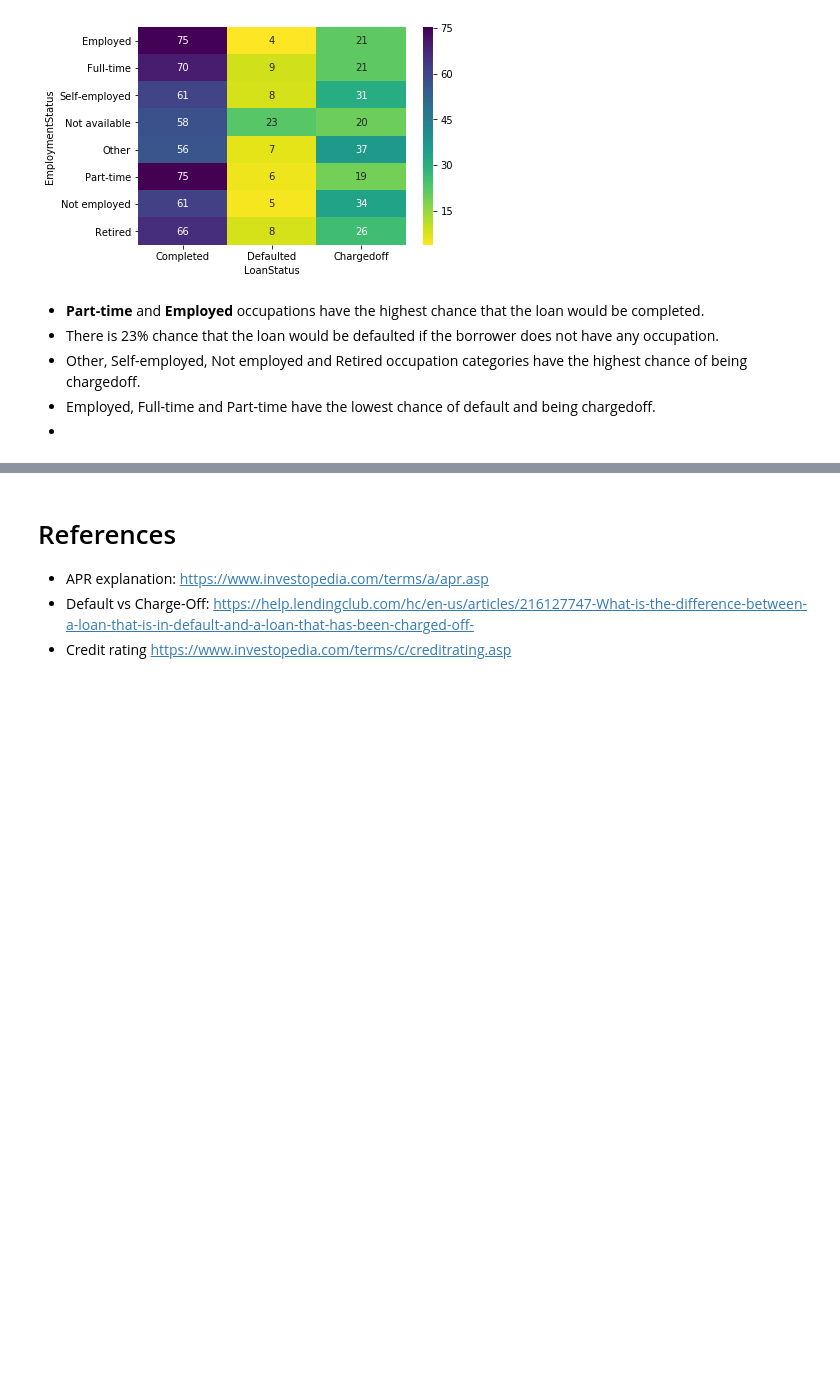
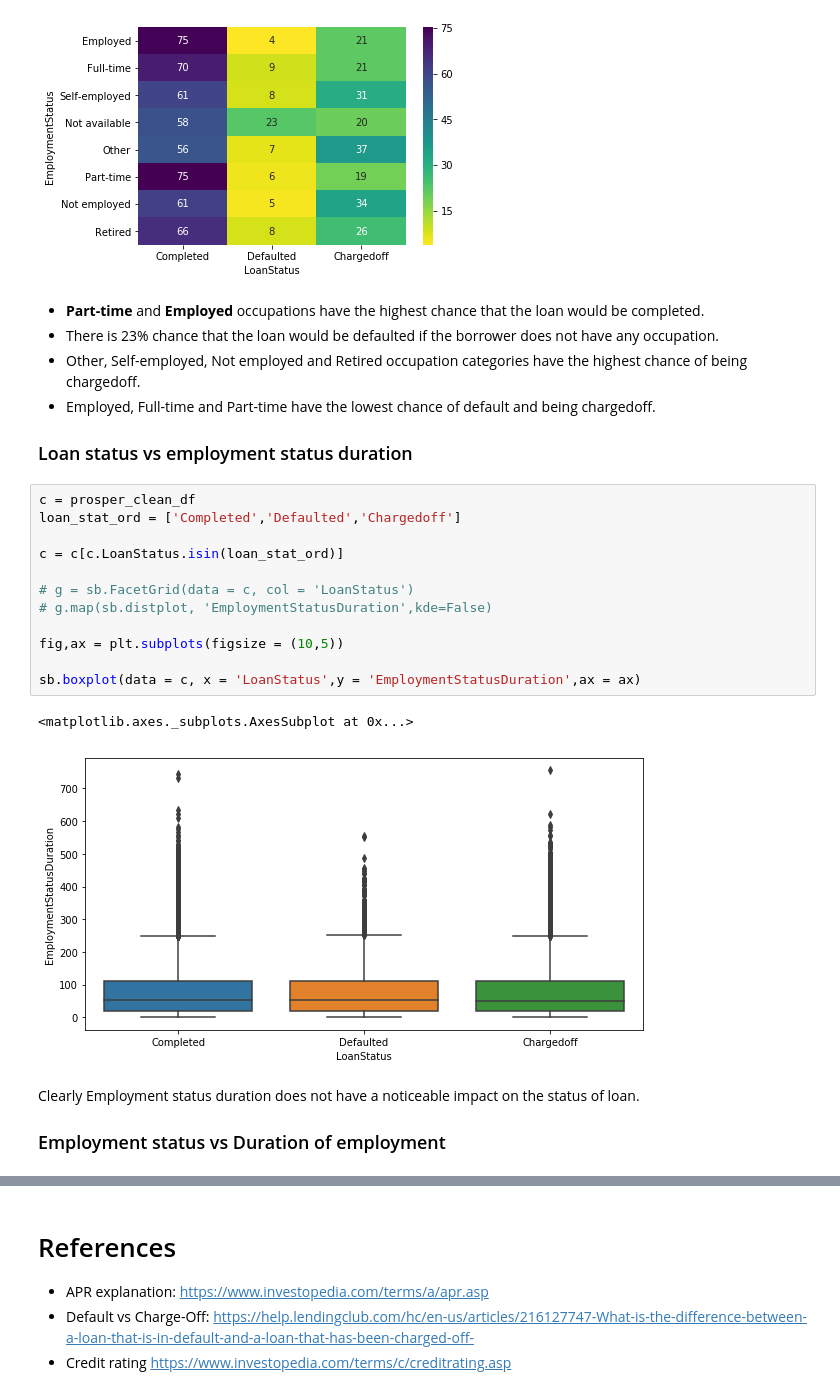
Before and after one commit to rashokanand/explore_prosper_loan_data, a Jupyter notebook: exploration_notebook.ipynb, the cells around one changed output, grey strips where cells are left out. Drawn from its saved outputs; the diff is of its cells as text; blank space fills up the shorter version.

```diff
--- a/exploration_notebook.ipynb
+++ b/exploration_notebook.ipynb
@@ -440,4 +440,23 @@ sb.heatmap(c, cmap = 'viridis_r',annot = True, fmt = '0.0f')
 - There is 23% chance that the loan would be defaulted if the borrower does not have any occupation.
 - Other, Self-employed, Not employed and Retired occupation categories have the highest chance of being chargedoff.
 - Employed, Full-time and Part-time have the lowest chance of default and being chargedoff.
--
+
+### Loan status vs employment status duration
+# %%
+c = prosper_clean_df
+loan_stat_ord = ['Completed','Defaulted','Chargedoff']
+
+c = c[c.LoanStatus.isin(loan_stat_ord)]
+
+# g = sb.FacetGrid(data = c, col = 'LoanStatus')
+# g.map(sb.distplot, 'EmploymentStatusDuration',kde=False)
+
+fig,ax = plt.subplots(figsize = (10,5))
+
+sb.boxplot(data = c, x = 'LoanStatus',y = 'EmploymentStatusDuration',ax = ax)
+# %% [output]
+<matplotlib.axes._subplots.AxesSubplot at 0x...>
+[figure, added]
+# %% [markdown]
+Clearly Employment status duration does not have a noticeable impact on the status of loan.
+### Employment status vs Duration of employment
```
Also changed, not shown: parts of 8 cells of this notebook.
